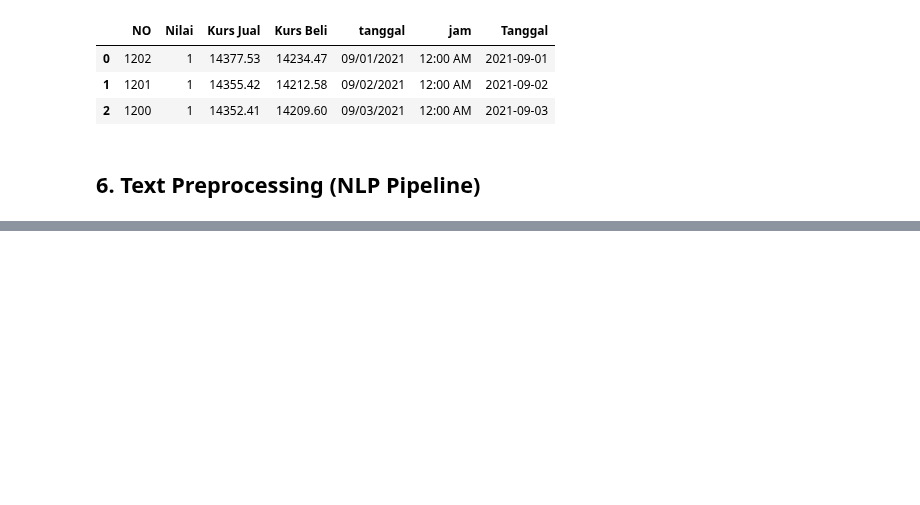
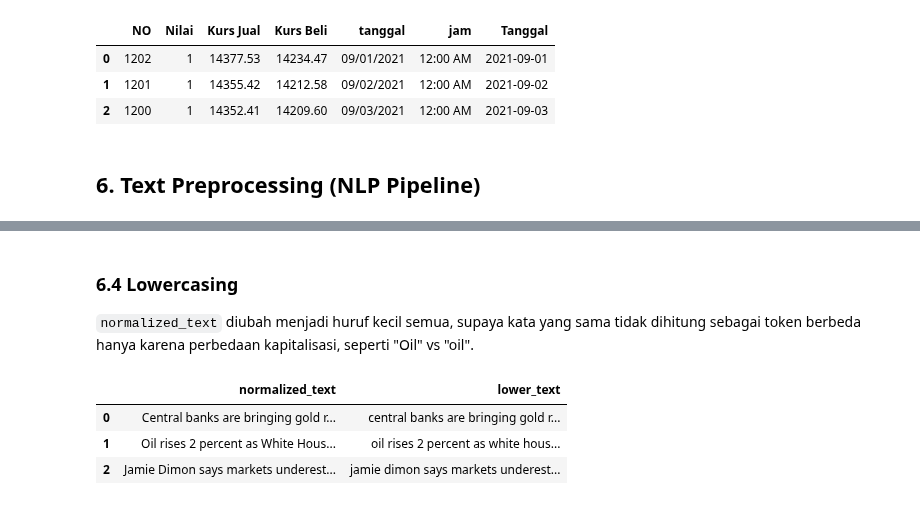
Before and after one commit to farsyaant/nlpproject-grestercinta, a Jupyter notebook: src/preprocessing_pipeline.ipynb, the cells around one changed output, grey strips where cells are left out. Cells and saved outputs as stored; diff of their text form; code cells hidden in the pictures; blank space fills up the shorter version.

```diff
--- a/src/preprocessing_pipeline.ipynb
+++ b/src/preprocessing_pipeline.ipynb
@@ -425,0 +547,13 @@ Setelah dedup tanggal         : 1202
+# %% [markdown]
+### 6.4 Lowercasing
+
+`normalized_text` diubah menjadi huruf kecil semua, supaya kata yang sama tidak dihitung sebagai token berbeda hanya karena perbedaan kapitalisasi, seperti "Oil" vs "oil".
+# %%
+news["lower_text"] = news["normalized_text"].str.lower()
+
+news[["normalized_text", "lower_text"]].head(3)
+# %% [output]
+|  | normalized_text | lower_text |
+| 0 | Central banks are bringing gold r... | central banks are bringing gold r... |
+| 1 | Oil rises 2 percent as White Hous... | oil rises 2 percent as white hous... |
+| 2 | Jamie Dimon says markets underest... | jamie dimon says markets underest... |
```
Also changed, not shown: parts of 16 cells of this notebook.
